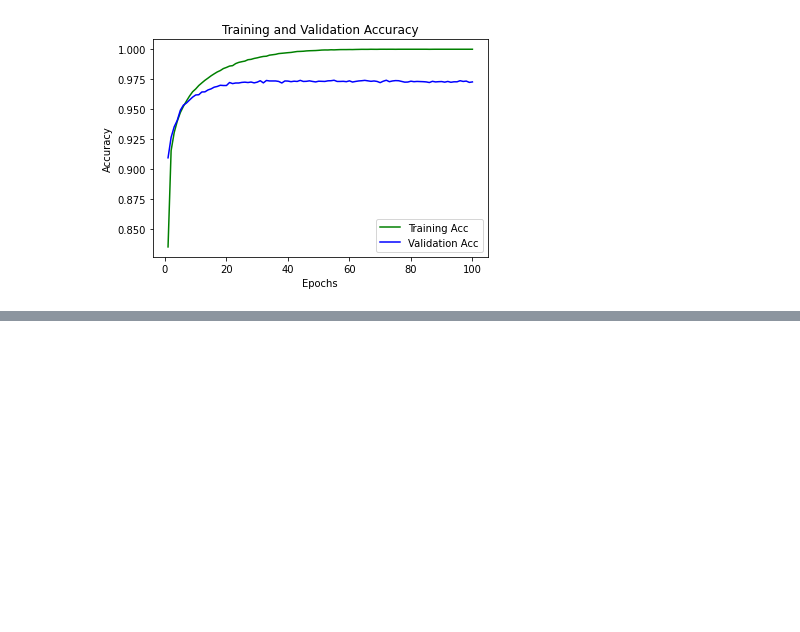
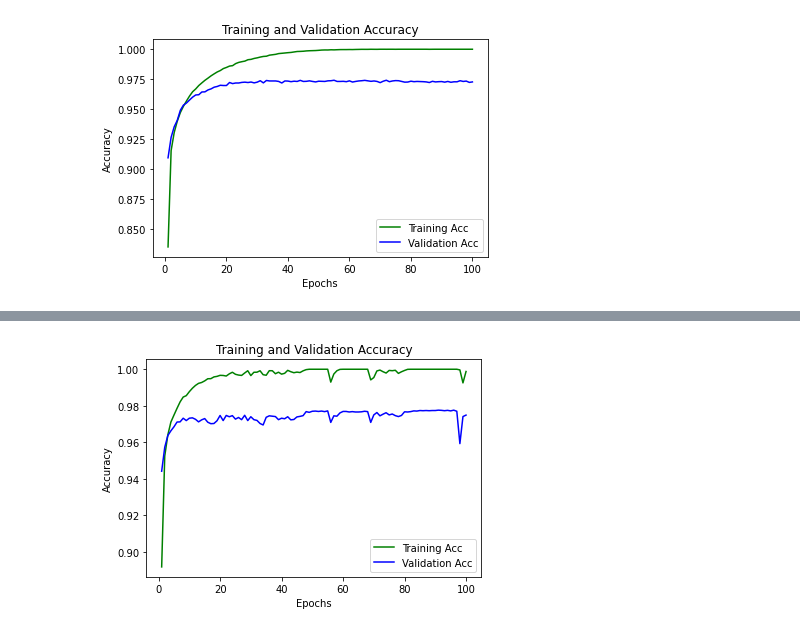
Before and after one commit to az10az/Deep-Learning-Practice, a Jupyter notebook: Deep-Learning-Practice.ipynb, the cells around one changed output, grey strips where cells are left out. Cells and saved outputs as stored; diff of their text form; code cells hidden in the pictures; blank space fills up the shorter version.

Commit message:
Added example of deeper architecture with additional hidden layer

```diff
--- a/Deep-Learning-Practice.ipynb
+++ b/Deep-Learning-Practice.ipynb
@@ -127,0 +133,5 @@ plt.show()
+# %%
+model = Sequential()
+model.add(Dense(64,  activation = 'relu', input_shape = (784,)))
+model.add(Dense(64, activation = 'relu'))
+model.add(Dense(10, activation = 'softmax'))
@@ -127,0 +160,2 @@ plt.show()
+# %%
+model.compile(optimizer = 'adam', loss = 'categorical_crossentropy', metrics = ['accuracy'])
@@ -127,0 +166,5 @@ plt.show()
+# %%
+history = model.fit(X_train,y_train,
+    batch_size=128, epochs = 100, # Each epoch is a run through the 60000 images in the training dataset
+    verbose = 1, # show additional feedback during training
+    validation_data = (X_valid, y_valid)) # allows evaluating of performance
@@ -127,0 +189,13 @@ plt.show()
+# %%
+accuracy = history.history['acc']
+val_accuracy = history.history['val_acc']
+epochs = range(1,101)
+plt.plot(epochs, accuracy, 'g', label='Training Acc')
+plt.plot(epochs, val_accuracy, 'b', label='Validation Acc')
+plt.title('Training and Validation Accuracy')
+plt.xlabel('Epochs')
+plt.ylabel('Accuracy')
+plt.legend()
+plt.show()
+# %% [output]
+[figure, added]
```
Also changed, not shown: parts of 6 cells of this notebook.
